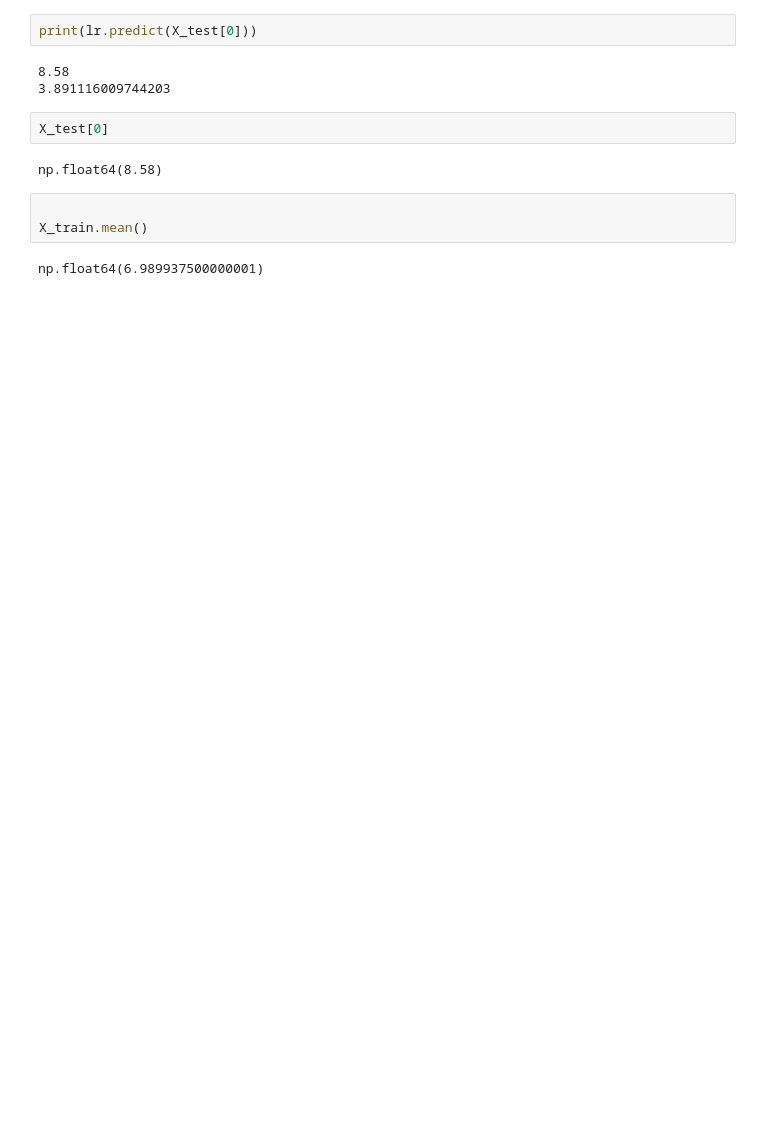
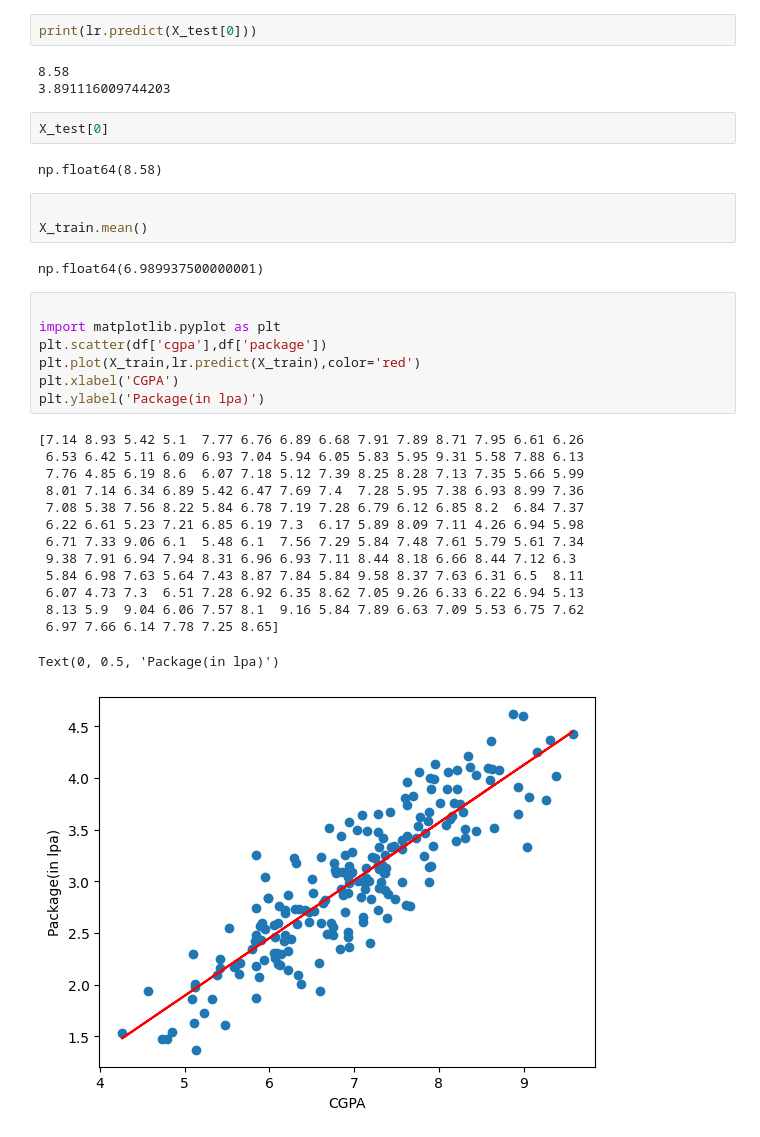
Before and after one commit to Adeela-saleem/MachineLearning_Algorithms, a Jupyter notebook: Supervised_learning/Regression/own_LR_model.ipynb, the cells around one changed output. Drawn from its saved outputs; the diff is of its cells as text; blank space fills up the shorter version.

```diff
--- a/Supervised_learning/Regression/own_LR_model.ipynb
+++ b/Supervised_learning/Regression/own_LR_model.ipynb
@@ -120,3 +120,25 @@ np.float64(8.58)
 X_train.mean()
 # %% [output]
 np.float64(6.989937500000001)
+# %%
+
+import matplotlib.pyplot as plt
+plt.scatter(df['cgpa'],df['package'])
+plt.plot(X_train,lr.predict(X_train),color='red')
+plt.xlabel('CGPA')
+plt.ylabel('Package(in lpa)')
+# %% [output]
+[7.14 8.93 5.42 5.1  7.77 6.76 6.89 6.68 7.91 7.89 8.71 7.95 6.61 6.26
+ 6.53 6.42 5.11 6.09 6.93 7.04 5.94 6.05 5.83 5.95 9.31 5.58 7.88 6.13
+ 7.76 4.85 6.19 8.6  6.07 7.18 5.12 7.39 8.25 8.28 7.13 7.35 5.66 5.99
+ 8.01 7.14 6.34 6.89 5.42 6.47 7.69 7.4  7.28 5.95 7.38 6.93 8.99 7.36
+ 7.08 5.38 7.56 8.22 5.84 6.78 7.19 7.28 6.79 6.12 6.85 8.2  6.84 7.37
+ 6.22 6.61 5.23 7.21 6.85 6.19 7.3  6.17 5.89 8.09 7.11 4.26 6.94 5.98
+ 6.71 7.33 9.06 6.1  5.48 6.1  7.56 7.29 5.84 7.48 7.61 5.79 5.61 7.34
+ 9.38 7.91 6.94 7.94 8.31 6.96 6.93 7.11 8.44 8.18 6.66 8.44 7.12 6.3
+ 5.84 6.98 7.63 5.64 7.43 8.87 7.84 5.84 9.58 8.37 7.63 6.31 6.5  8.11
+ 6.07 4.73 7.3  6.51 7.28 6.92 6.35 8.62 7.05 9.26 6.33 6.22 6.94 5.13
+ 8.13 5.9  9.04 6.06 7.57 8.1  9.16 5.84 7.89 6.63 7.09 5.53 6.75 7.62
+ 6.97 7.66 6.14 7.78 7.25 8.65]
+Text(0, 0.5, 'Package(in lpa)')
+[figure, added]
```
